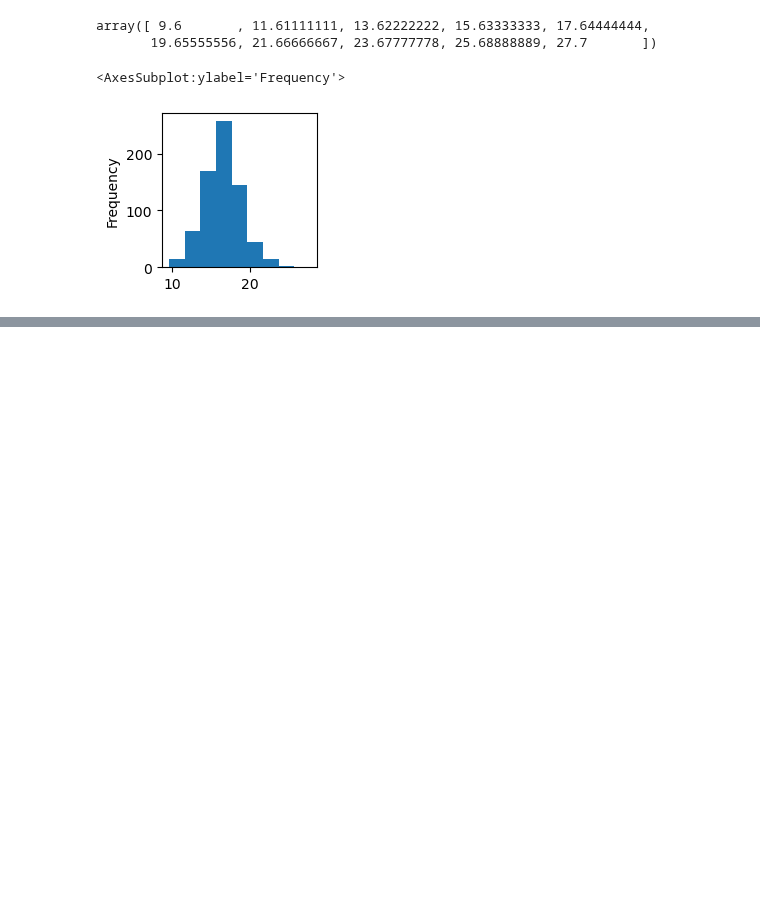
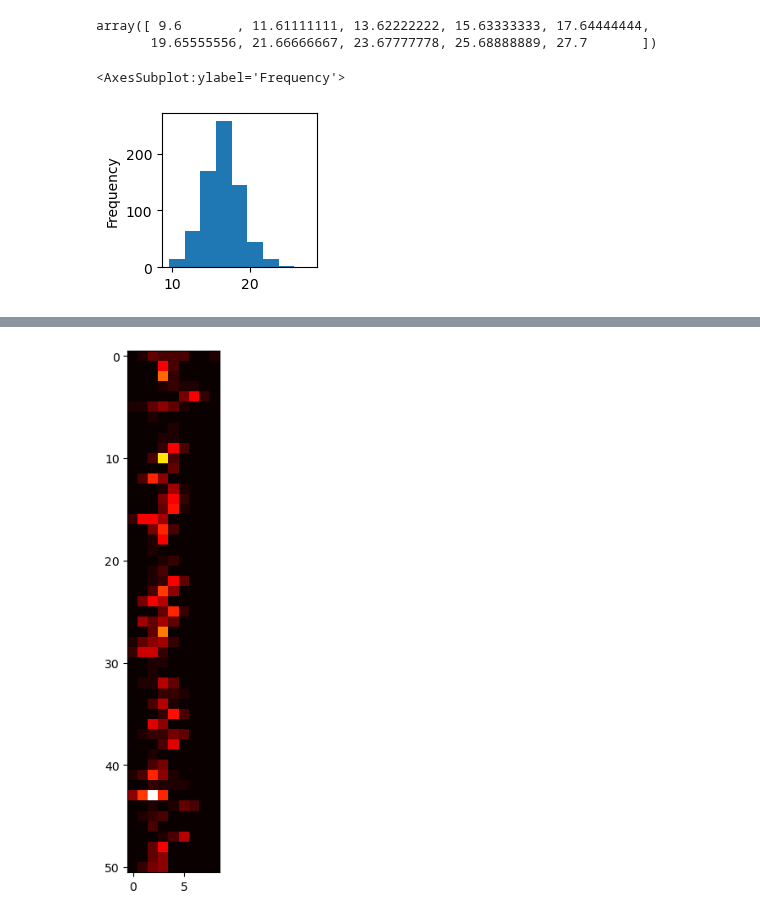
Before and after one commit to UIUC-iSchool-DataViz/is445_bcubcg_fall2025, a Jupyter notebook: week09/inClass_week09.ipynb, the cells around one changed output, grey strips where cells are left out. Drawn from its saved outputs; the diff is of its cells as text; code cells hidden in the pictures; blank space fills up the shorter version.

```diff
--- a/week09/inClass_week09.ipynb
+++ b/week09/inClass_week09.ipynb
@@ -135,0 +138,8 @@ table
+# %%
+fig, ax= plt.subplots(figsize=(10,8))
+ax.imshow(table.values, cmap='hot')
+ax.set_yticks(range(len(table.index))) # only have ticks where there are State entries
+ax.set_yt
+plt.show()
+# %% [output]
+[figure, added]
```
Also changed, not shown: parts of 1 cell of this notebook.
